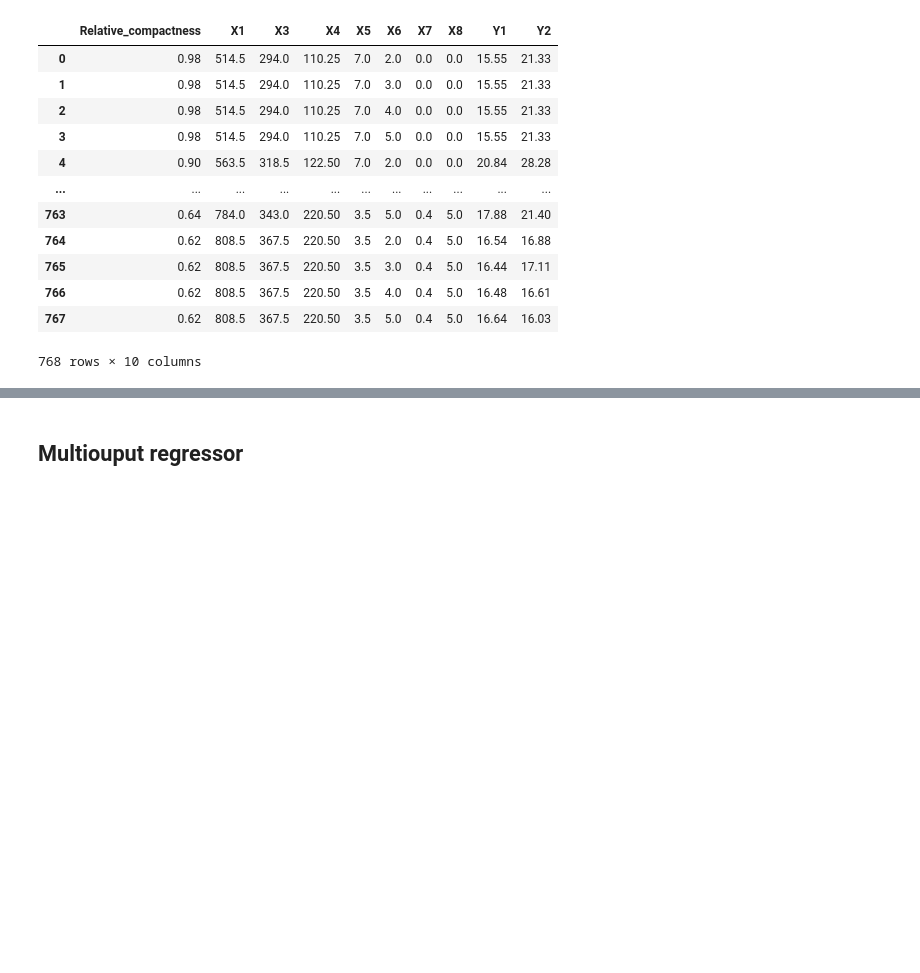
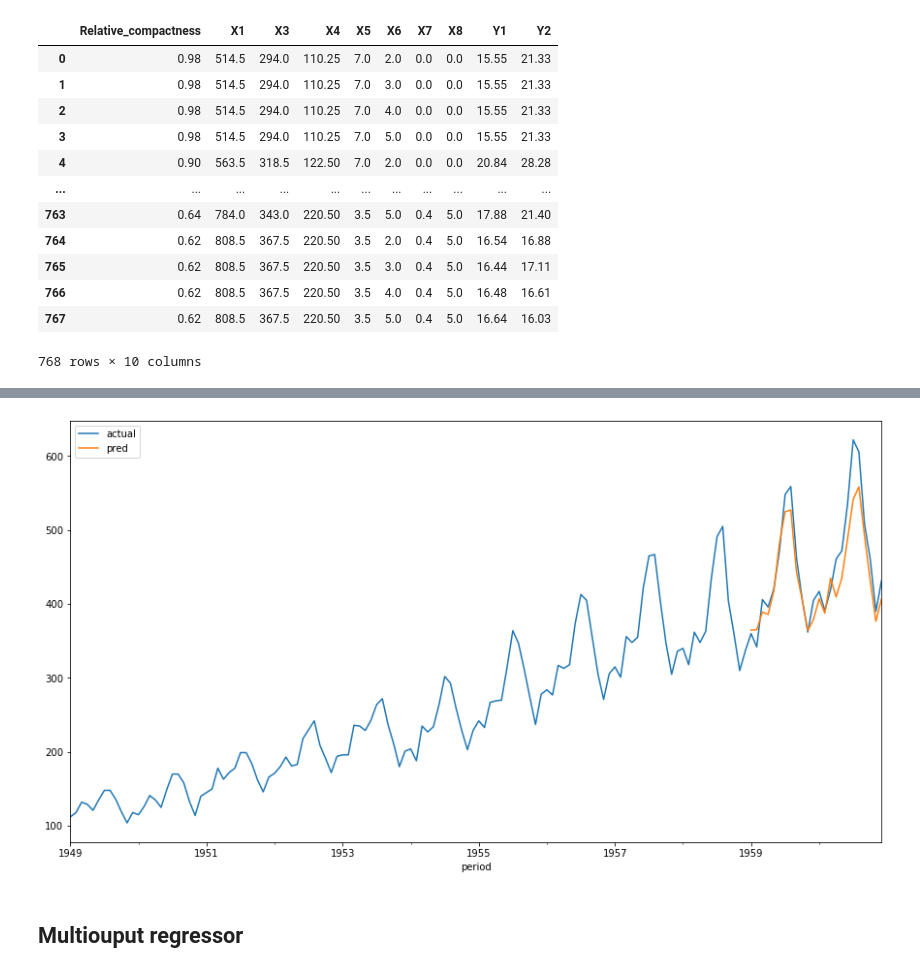
Before and after one commit to krzjoa/medium, a Jupyter notebook: 2_gbm_multioutput/2_multioutput_gbm.ipynb, the cells around one changed output, grey strips where cells are left out. Cells and saved outputs as stored; diff of their text form; code cells hidden in the pictures; blank space fills up the shorter version.

```diff
--- a/2_gbm_multioutput/2_multioutput_gbm.ipynb
+++ b/2_gbm_multioutput/2_multioutput_gbm.ipynb
@@ -51,0 +73,22 @@ enb
+# %%
+from sktime.datasets import load_airline
+from sktime.forecasting.compose import make_reduction, TransformedTargetForecaster
+from sktime.forecasting.model_selection import temporal_train_test_split
+from sktime.transformations.series.detrend import Deseasonalizer, Detrender
+from sktime.forecasting.trend import PolynomialTrendForecaster
+from xgboost import XGBRegressor
+import matplotlib.pyplot as plt
+plt.rcParams['figure.figsize'] = [15, 8]
+# %%
+y = load_airline()
+y_train, y_test = temporal_train_test_split(y, test_size=24)
+dir_reg = TransformedTargetForecaster(
+    [
+        # ("deseasonalize", Deseasonalizer(model="multiplicative", sp=12)),
+        ("detrend", Detrender(forecaster=PolynomialTrendForecaster(degree=1))),
+        ("forecast", make_reduction(XGBRegressor(), window_length=12, strategy="direct"),
+        ),
+    ]
+)
+
+dir_reg.fit(y=y_train, fh=list(range(1, 25)))
@@ -52,3 +113,16 @@ enb
+# %%
+pred = pd.DataFrame(dir_reg.predict())
+pred = pred.reset_index()
+pred.columns = ['period', 'pred']
+
+y_ = pd.DataFrame(y.reset_index())
+y_.columns = ['period', 'actual']
+
+results = y_.merge(pred, how='outer')
+results.plot(x='period', y=['actual', 'pred'])
+plt.savefig('img/ts.png')
+# %% [output]
+[figure, added]
 # %% [markdown]
 ## Multiouput regressor
 # %%
```
Also changed, not shown: parts of 4 cells of this notebook, 7 other files.
